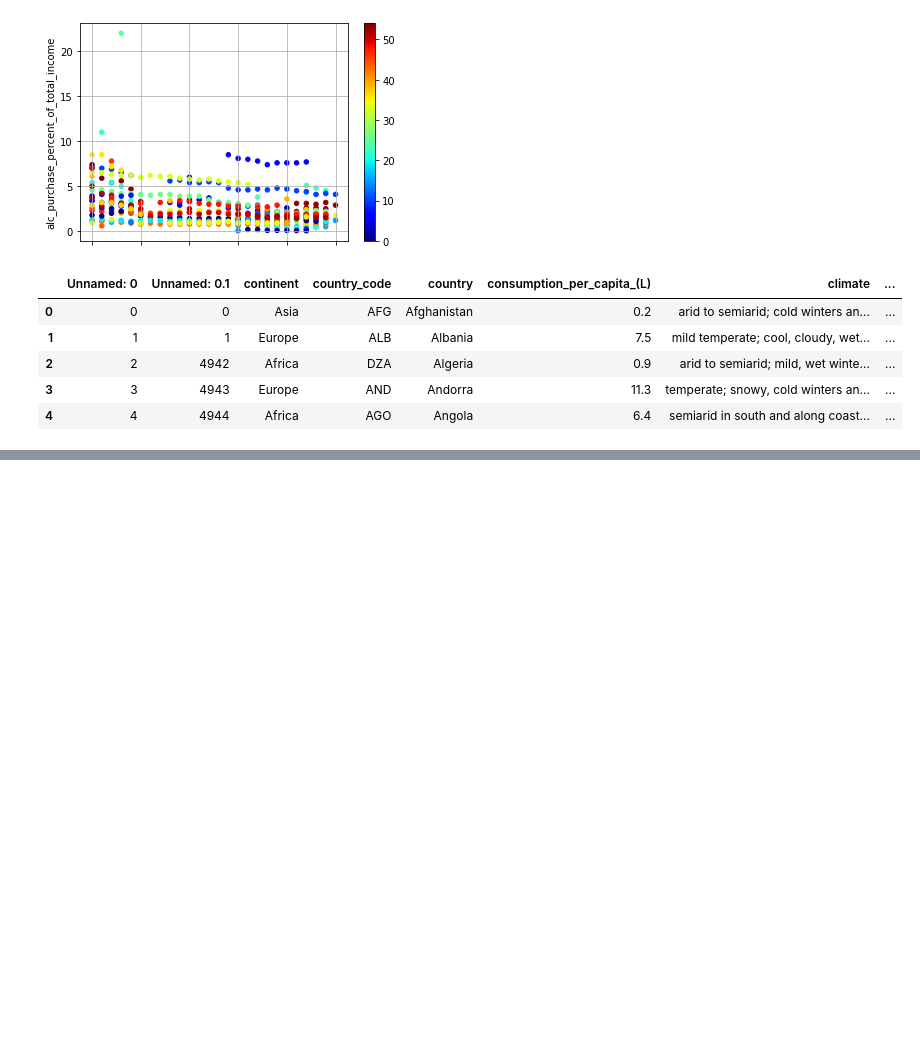
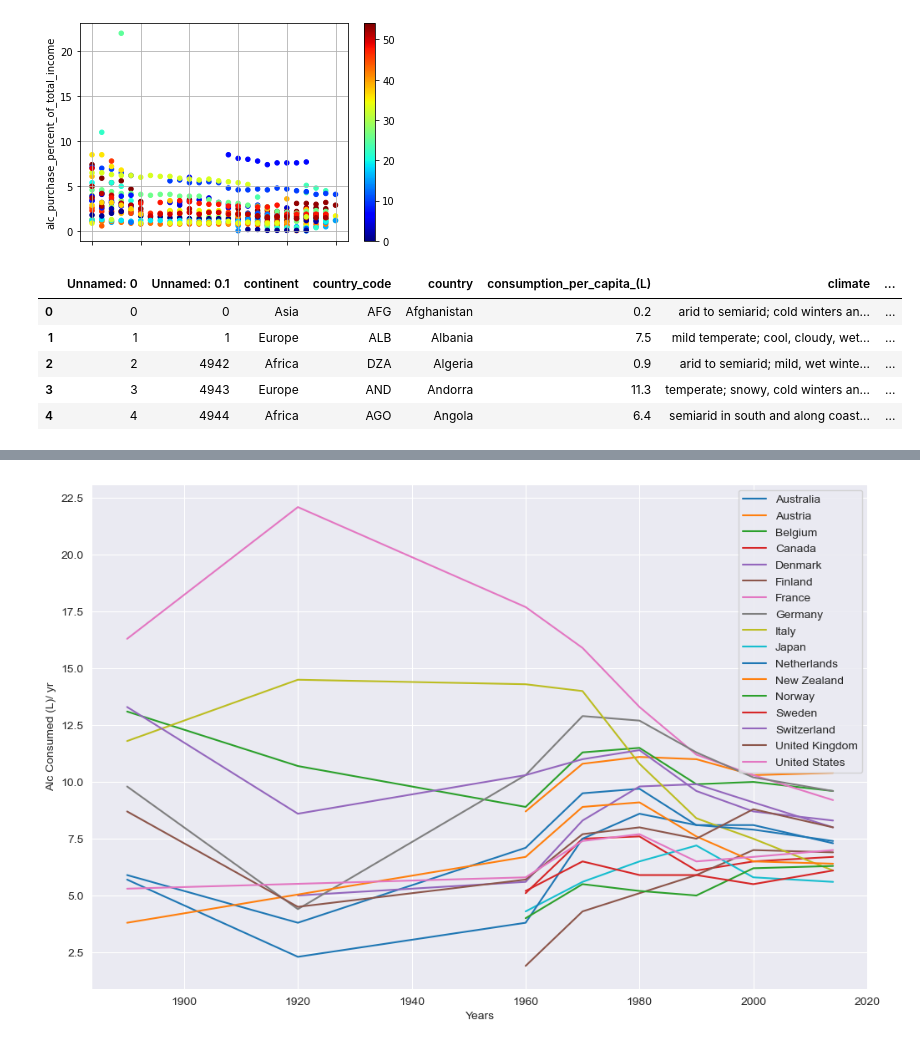
Before and after one commit to reccleston/data-analysis-project-1, a Jupyter notebook: ryan/pre_insights.ipynb, the cells around one changed output, grey strips where cells are left out. Drawn from its saved outputs; the diff is of its cells as text; code cells hidden in the pictures; blank space fills up the shorter version.

```diff
--- a/ryan/pre_insights.ipynb
+++ b/ryan/pre_insights.ipynb
@@ -324,0 +360,3 @@ by_region = mega_df_with_climate.groupby('region')
+# %%
+alc_consumption_over_time = pd.read_csv('Resources/per-capita-alcohol-1890.csv')
+alc_consumption_over_time.head()
@@ -324,0 +370,16 @@ by_region = mega_df_with_climate.groupby('region')
+# %%
+places = alc_consumption_over_time['Entity'].unique()
+
+plt.figure(figsize=(12,8), dpi= 100, facecolor='w', edgecolor='k')
+
+for place in places:
+    place_df = alc_consumption_over_time[alc_consumption_over_time['Entity'] == place]
+    x = place_df['Year']
+    y = place_df['Alcohol consumption since 1890 (Alexander & Holmes, 2017)']
+    plt.plot(x, y, label=f'{place}')
+
+plt.xlabel('Years')
+plt.ylabel('Alc Consumed (L)/ yr')
+plt.legend();
+# %% [output]
+[figure, added]
```
Also changed, not shown: parts of 6 cells of this notebook.
